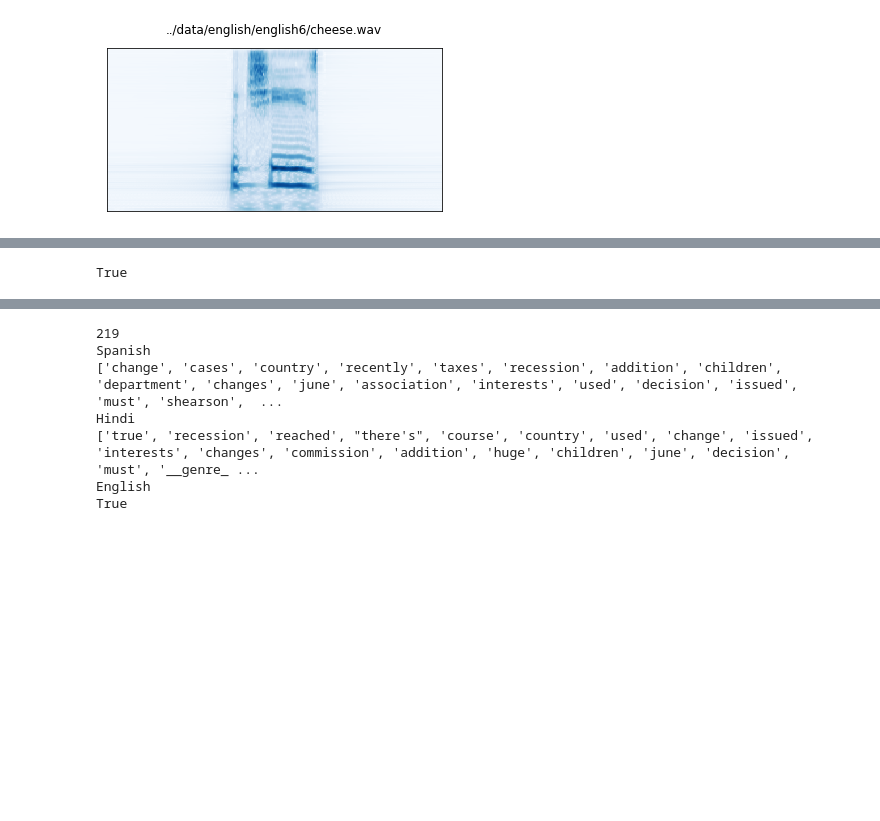
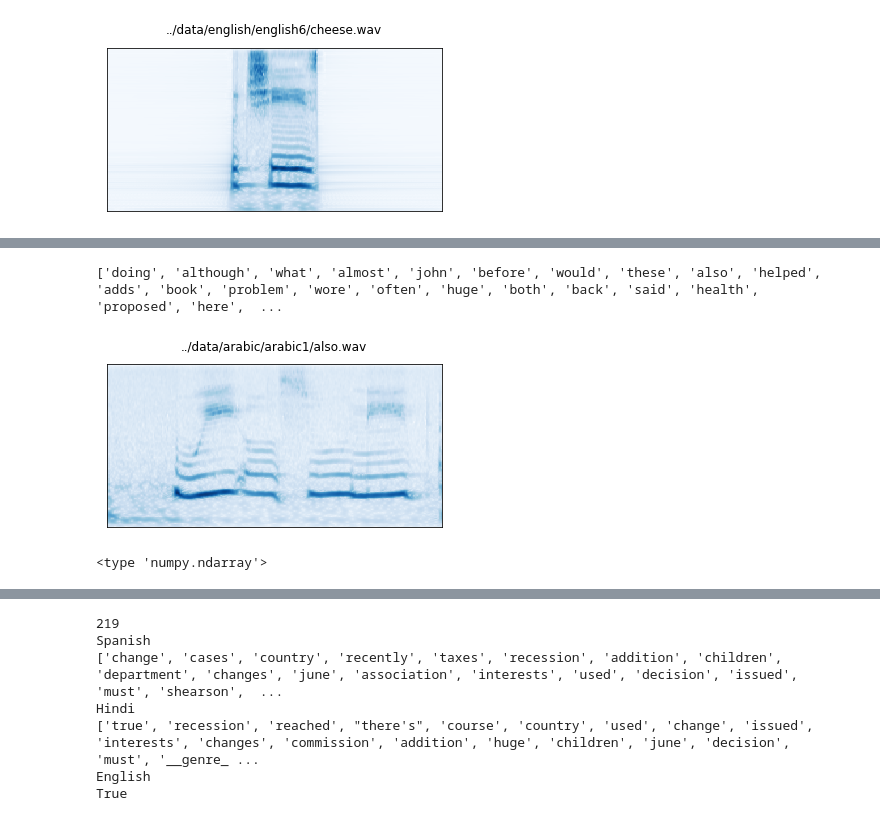
Before and after one commit to davidlee1435/kelletal2018, a Jupyter notebook: src/main.ipynb, the cells around one changed output, grey strips where cells are left out. Saved outputs shown, nothing was run; the diff lists cells and outputs as text; code cells hidden in the pictures; blank space fills up the shorter version.

Commit message:
Cochleagram generation script

```diff
--- a/src/main.ipynb
+++ b/src/main.ipynb
@@ -146,8 +149,18 @@ print sorted_words
 # %%
 # prediction = word_key[np.argmax(arabic_logits, axis=1)]
 # print prediction
-indices = arabic_logits[0].argsort()[-200:]
+indices = arabic_logits[0].argsort()[-40:]
 sorted_words = [word_key[i] for i in indices]
-print 'also' in sorted_words
+print sorted_words
 # %% [output]
-True
+['doing', 'although', 'what', 'almost', 'john', 'before', 'would', 'these', 'also', 'helped', 'adds', 'book', 'problem', 'wore', 'often', 'huge', 'both', 'back', 'said', 'health', 'proposed', 'here',  ...
+# %%
+c_gram = generate_cochleagram('../data/arabic/arabic1/also.wav')
+# %% [output]
+[figure, added]
+# %%
+print type(c_gram)
+c_gram.shape
+np.save('./test.npy', c_gram)
+# %% [output]
+<type 'numpy.ndarray'>
```
Also changed, not shown: parts of 2 cells of this notebook, 1 other file.
